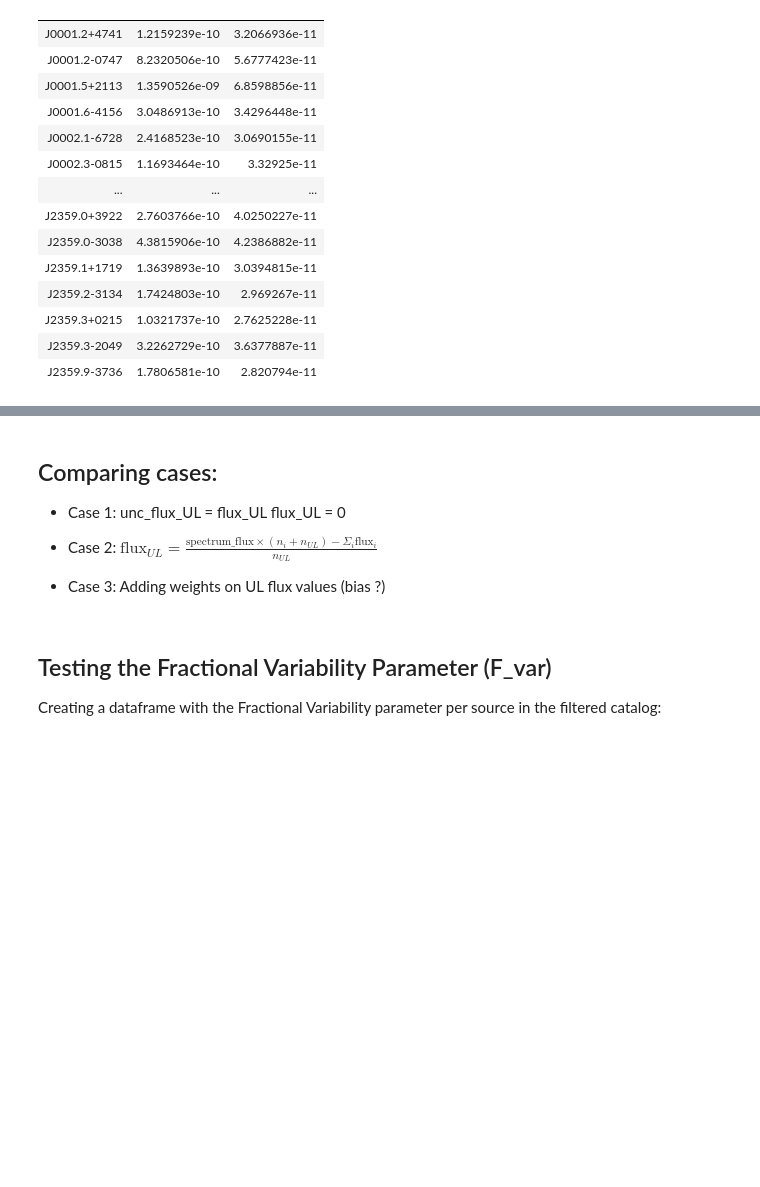
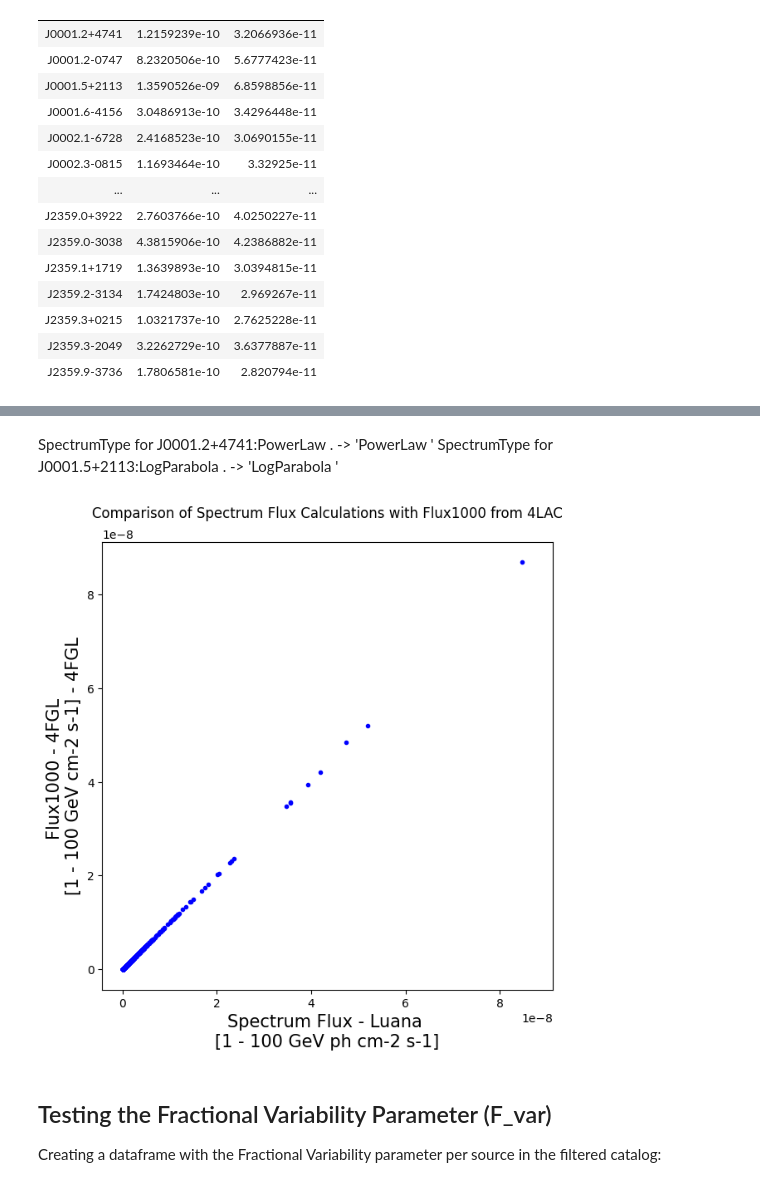
Before and after one commit to luanapassosreis/CTA_AGN_Pop_Variability, a Jupyter notebook: 4LAC_catalog_generator_v2/UpperLimit_Analysis.ipynb, the cells around one changed output, grey strips where cells are left out. Drawn from its saved outputs; the diff is of its cells as text; code cells hidden in the pictures; blank space fills up the shorter version.

```diff
--- a/4LAC_catalog_generator_v2/UpperLimit_Analysis.ipynb
+++ b/4LAC_catalog_generator_v2/UpperLimit_Analysis.ipynb
@@ -123,12 +99,44 @@ weighted_mean_manual = weighted_sum / sum_of_weights
-# %% [markdown]
-## Comparing cases:
-
-- Case 1: unc_flux_UL = flux_UL
-    flux_UL = 0
-
-- Case 2: $ \text{flux}_{UL} = \frac{\text{spectrum_flux} \times (n_{i} + n_{UL}) -  \Sigma_{i} \text{flux}_{i}}{n_{UL}} $
-
-- Case 3: Adding weights on UL flux values (bias ?)
+# %% [markdown]
+SpectrumType for J0001.2+4741:PowerLaw         . -> 'PowerLaw         '
+SpectrumType for J0001.5+2113:LogParabola      . -> 'LogParabola      '
+# %%
+catalog_data_dr2 = catalog_data.to_pandas()
+# %%
+## adding spectrum flux calculations
+
+spectrum_flux_values = []
+spectrum_flux_Flux1000comparison = []
+
+for index, row in catalog_data_dr2.iterrows():
+    source_name = row['Source_Name']
+
+    ## integrate from 1-100 GeV
+    spectrum_flux_test, diff_flux_test, spec_type_test = integrate_spectrum_flux(source_name, catalog_data_dr2, 1, 100)
+    spectrum_flux_Flux1000comparison.append(spectrum_flux_test)
+
+    ## integrate from 0.1-100 GeV
+    spectrum_flux, diff_flux, spec_type = integrate_spectrum_flux(source_name, catalog_data_dr2, 0.1, 100)
+    spectrum_flux_values.append(spectrum_flux)
+
+catalog_data_dr2['Spectrum_Flux_Estimated'] = spectrum_flux_values
+# %%
+## Spectrum_Flux vs. Flux1000
+
+plt.figure(figsize=(7, 7))
+
+plt.scatter(spectrum_flux_Flux1000comparison, catalog_with_flux1000['Flux1000'], marker='.', c='blue')
+
+plt.xlabel('Spectrum Flux - Luana \n[1 - 100 GeV ph cm-2 s-1]', fontsize=15)
+plt.ylabel('Flux1000 - 4FGL \n[1 - 100 GeV cm-2 s-1] - 4FGL', fontsize=15)
+plt.title('Comparison of Spectrum Flux Calculations with Flux1000 from 4LAC\n', fontsize=12)
+
+plt.savefig('plots/extra/spectrum_flux_crosscheck_dr2.png',dpi=300)
+
+plt.xlim(plt.ylim())
+
+plt.show()
+# %% [output]
+[figure, added]
 # %% [markdown]
 ## Testing the Fractional Variability Parameter (F_var)
 
```
Also changed, not shown: parts of 32 cells of this notebook, 5 other files.
